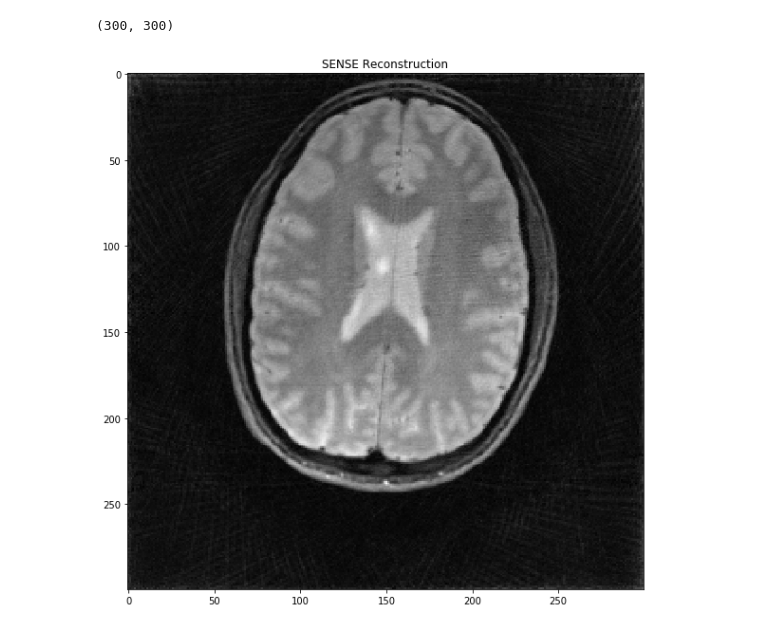
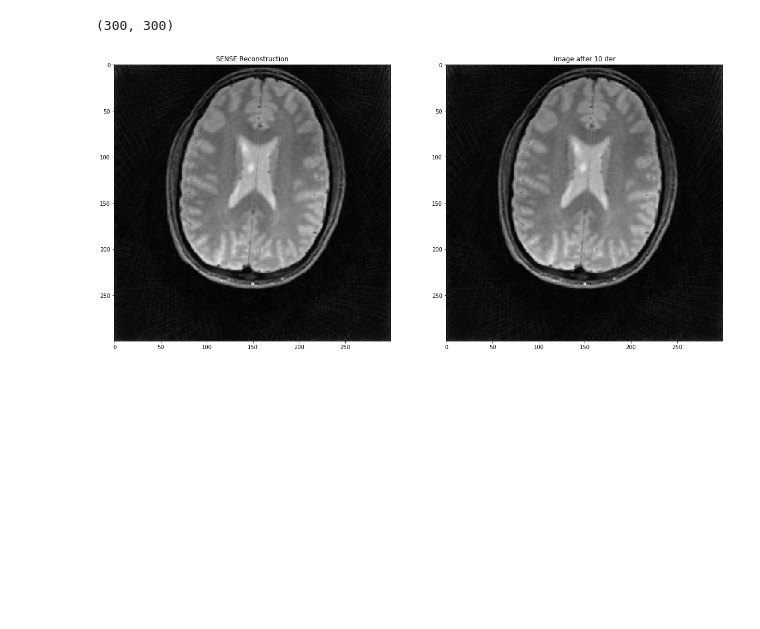
Before and after one commit to KeWang0622/rrsg_challenge_sigpy, a Jupyter notebook: rrsg_challenge/rrsg_ReproduceFigures.ipynb, the cells around one changed output. Saved outputs shown, nothing was run; the diff lists cells and outputs as text; code cells hidden in the pictures; blank space fills up the shorter version.

```diff
--- a/rrsg_challenge/rrsg_ReproduceFigures.ipynb
+++ b/rrsg_challenge/rrsg_ReproduceFigures.ipynb
@@ -86,7 +169,8 @@ class LinearLeastSquares_ref(sp.app.LinearLeastSquares):
                 self.x = self.y_device.xp.zeros(A.ishape, dtype=y.dtype)
 
         self.x_device = backend.get_device(self.x)
-        self._get_alg()
+#         self._get_alg()
+        self._get_ConjugateGradient_rrsg()
 
         if self.save_objective_values:
             self.objective_values = []
@@ -120,6 +204,28 @@ class LinearLeastSquares_ref(sp.app.LinearLeastSquares):
             else:
                 self.pbar.set_postfix(resid='{0:.2E}'.format(self.alg.resid))
 
+    def _get_ConjugateGradient_rrsg(self):
+        I = linop.Identity(self.x.shape)
+        AHA = self.A.H * self.A
+        AHy = self.A.H(self.y)
+
+        if self.lamda != 0:
+            if self.R is None:
+                AHA += self.lamda * I
+            else:
+                AHA += self.lamda * self.R.H * self.R
+
+        if self.mu != 0:
+            AHA += self.mu * I
+            util.axpy(AHy, self.mu, self.z)
+
+#         self.alg = sp.alg.ConjugateGradient(
+#             AHA, AHy, self.x, P=self.P, max_iter=self.max_iter)
+
+        self.alg = ConjugateGradient_rrsg(
+            AHA, AHy, self.x, P=self.P, max_iter=self.max_iter)
+
+
     def _post_update(self):
 
         return
@@ -244 +270,4 @@ img_rec_now = s.run()
+# %%
+s = LinearLeastSquares_ref(A,D*rawdata_brain,max_iter=20,reference_image=img_rec_iter10_gpu)
+img_rec_now = s.run()
 # %%
@@ -252,11 +282,26 @@ plt.show()
 # %%
 img_rec_now = sp.backend.to_device(img_rec_now)
 im_abs_recon_now = abs(img_rec_now[0,:,:])
 print(im_abs_recon_now.shape)
 plt.figure(figsize=(20,10))
+plt.subplot(1,2,1)
 plt.title("SENSE Reconstruction")
 plt.imshow(im_abs_recon_now[::-1,:],cmap='gray')
+
+
+# plt.figure(figsize=(20,10))
+plt.subplot(1,2,2)
+plt.title("Image after 10 iter")
+img_10_abs = np.abs(img_rec_iter10).reshape(300,300)
+plt.imshow(img_10_abs[::-1,:],"gray")
 plt.show()
+
+
+ksp = np.fft.fftshift(np.fft.fft2(np.fft.ifftshift(img_rec_now[0,:,:])))
+# plt.figure(figsize=(20,10))
+# plt.imshow(np.abs(ksp**(1/3)),"gray")
+# %matplotlib notebook
+# pl.ImagePlot(ksp)
 # %% [output]
 (300, 300)
-[figure, old version]
+[figure, new version]
```
Also changed, not shown: parts of 16 cells of this notebook, 1 other file.
